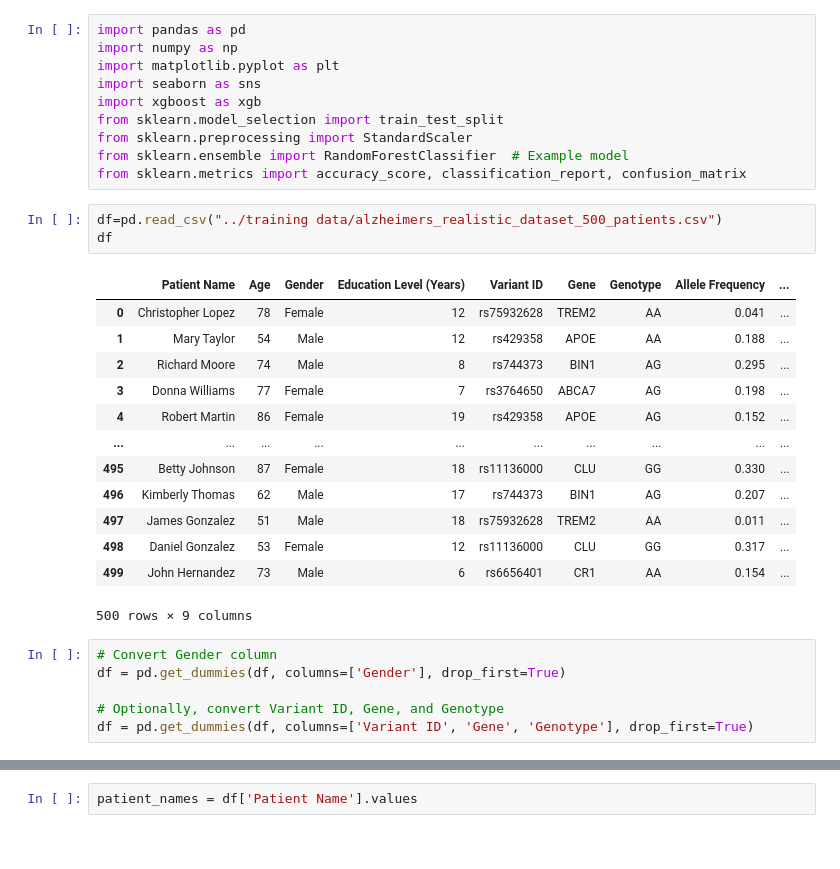
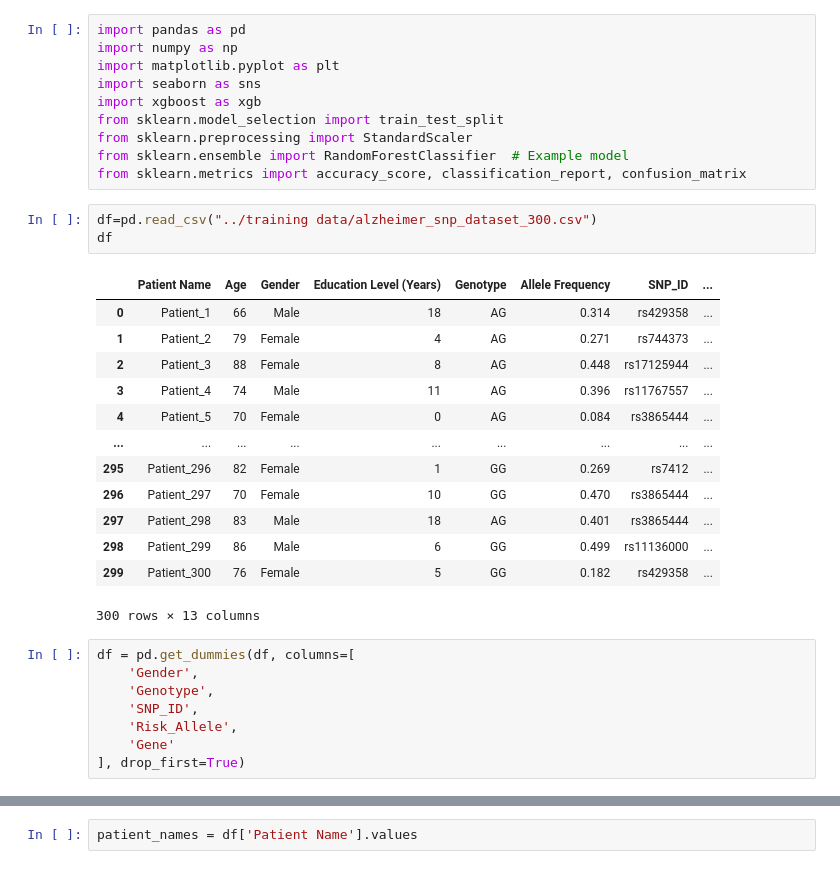
Before and after one commit to Mwale09/Alzheimer-s-Disease-Risk-Monitor, a Jupyter notebook: backend/training data/xgboost.ipynb, the cells around one changed output, grey strips where cells are left out. Saved outputs shown, nothing was run; the diff lists cells and outputs as text.

Commit message:
new data ,labels and features for training

```diff
--- a/backend/training data/xgboost.ipynb
+++ b/backend/training data/xgboost.ipynb
@@ -9,28 +9,30 @@ from sklearn.preprocessing import StandardScaler
 from sklearn.ensemble import RandomForestClassifier  # Example model
 from sklearn.metrics import accuracy_score, classification_report, confusion_matrix
 # %%
-df=pd.read_csv("../training data/alzheimers_realistic_dataset_500_patients.csv")
+df=pd.read_csv("../training data/alzheimer_snp_dataset_300.csv")
 df
 # %% [output]
-|  | Patient Name | Age | Gender | Education Level (Years) | Variant ID | Gene | Genotype | Allele Frequency | ... |
-| 0 | Christopher Lopez | 78 | Female | 12 | rs75932628 | TREM2 | AA | 0.041 | ... |
-| 1 | Mary Taylor | 54 | Male | 12 | rs429358 | APOE | AA | 0.188 | ... |
-| 2 | Richard Moore | 74 | Male | 8 | rs744373 | BIN1 | AG | 0.295 | ... |
-| 3 | Donna Williams | 77 | Female | 7 | rs3764650 | ABCA7 | AG | 0.198 | ... |
-| 4 | Robert Martin | 86 | Female | 19 | rs429358 | APOE | AG | 0.152 | ... |
-| ... | ... | ... | ... | ... | ... | ... | ... | ... | ... |
-| 495 | Betty Johnson | 87 | Female | 18 | rs11136000 | CLU | GG | 0.330 | ... |
-| 496 | Kimberly Thomas | 62 | Male | 17 | rs744373 | BIN1 | AG | 0.207 | ... |
-| 497 | James Gonzalez | 51 | Male | 18 | rs75932628 | TREM2 | AA | 0.011 | ... |
-| 498 | Daniel Gonzalez | 53 | Female | 12 | rs11136000 | CLU | GG | 0.317 | ... |
-| 499 | John Hernandez | 73 | Male | 6 | rs6656401 | CR1 | AA | 0.154 | ... |
+|  | Patient Name | Age | Gender | Education Level (Years) | Genotype | Allele Frequency | SNP_ID | ... |
+| 0 | Patient_1 | 66 | Male | 18 | AG | 0.314 | rs429358 | ... |
+| 1 | Patient_2 | 79 | Female | 4 | AG | 0.271 | rs744373 | ... |
+| 2 | Patient_3 | 88 | Female | 8 | AG | 0.448 | rs17125944 | ... |
+| 3 | Patient_4 | 74 | Male | 11 | AG | 0.396 | rs11767557 | ... |
+| 4 | Patient_5 | 70 | Female | 0 | AG | 0.084 | rs3865444 | ... |
+| ... | ... | ... | ... | ... | ... | ... | ... | ... |
+| 295 | Patient_296 | 82 | Female | 1 | GG | 0.269 | rs7412 | ... |
+| 296 | Patient_297 | 70 | Female | 10 | GG | 0.470 | rs3865444 | ... |
+| 297 | Patient_298 | 83 | Male | 18 | AG | 0.401 | rs3865444 | ... |
+| 298 | Patient_299 | 86 | Male | 6 | GG | 0.499 | rs11136000 | ... |
+| 299 | Patient_300 | 76 | Female | 5 | GG | 0.182 | rs429358 | ... |
-500 rows × 9 columns
+300 rows × 13 columns
 # %%
-# Convert Gender column
-df = pd.get_dummies(df, columns=['Gender'], drop_first=True)
-
-# Optionally, convert Variant ID, Gene, and Genotype
-df = pd.get_dummies(df, columns=['Variant ID', 'Gene', 'Genotype'], drop_first=True)
+df = pd.get_dummies(df, columns=[
+    'Gender',
+    'Genotype',
+    'SNP_ID',
+    'Risk_Allele',
+    'Gene'
+], drop_first=True)
 # %%
 bool_columns = df.select_dtypes(include=[bool]).columns
 df[bool_columns] = df[bool_columns].astype(int)
```
Also changed, not shown: parts of 5 cells of this notebook, 4 other files.
